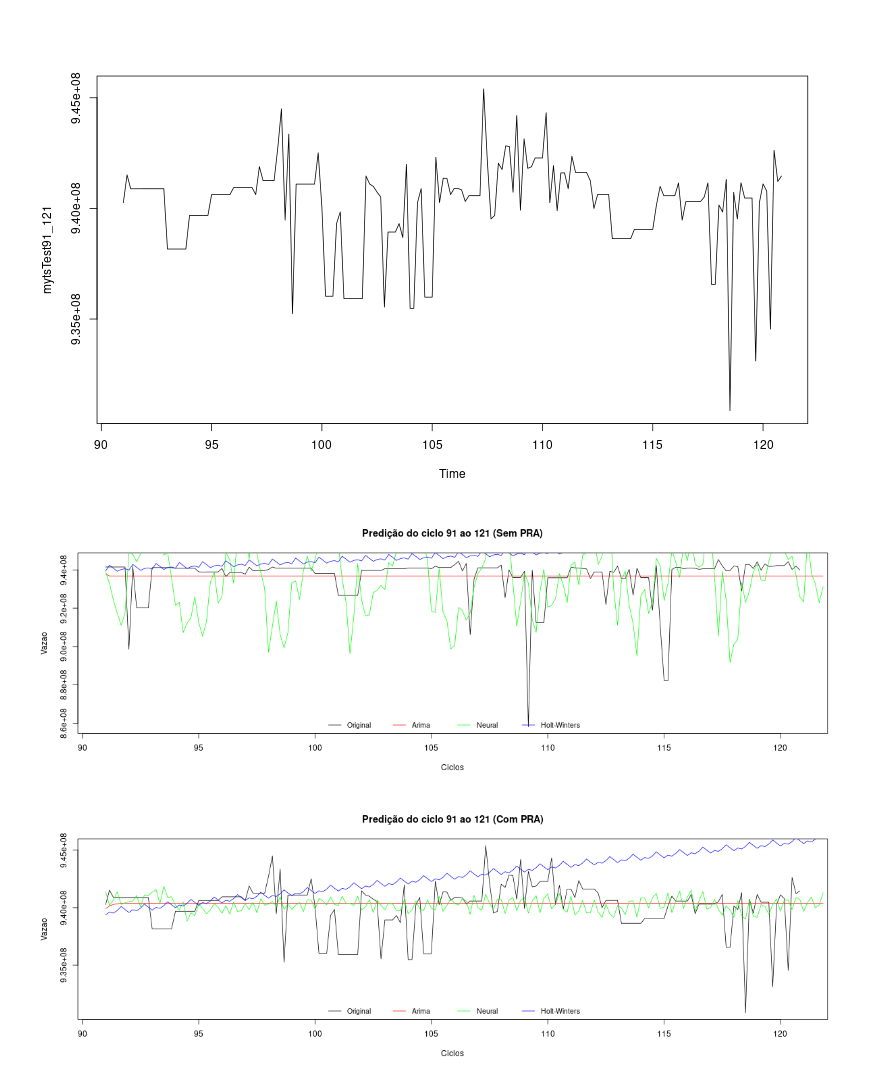
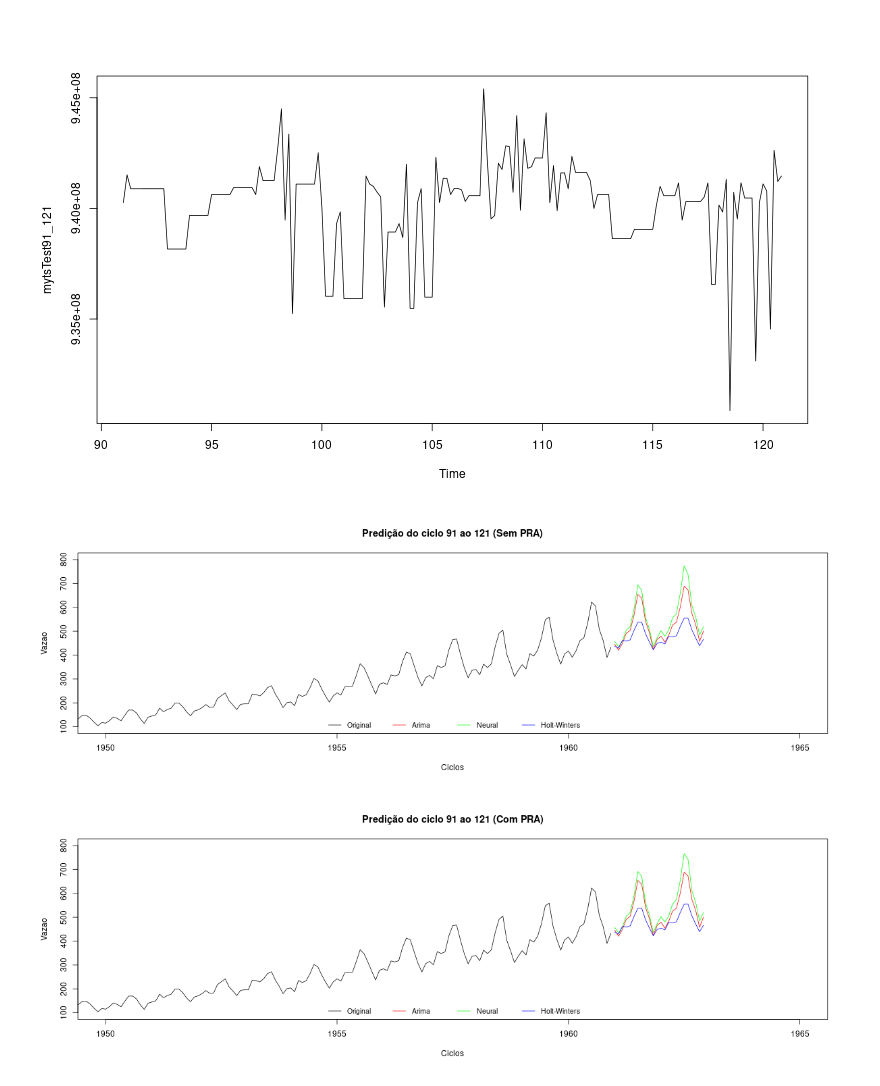
Before and after one commit to LarcesUece/UECE-RNP-PMon2022, a Jupyter notebook: Analise_Cubic_CE-SP_Vazao.ipynb, the cells around one changed output. Cells and saved outputs as stored; diff of their text form; code cells hidden in the pictures.

```diff
--- a/Analise_Cubic_CE-SP_Vazao.ipynb
+++ b/Analise_Cubic_CE-SP_Vazao.ipynb
@@ -1201,19 +1201,19 @@ Neural_RMSE_91 = c(rmse(mytsTest91_121, prevNeural91_121$mean)/10000)
 %%R
 
 ## Sem PRA
-mytsTest_without_PRA91_121 = window(TScubic_origin, start = c(91,1), end = c(120,6))
-mytsArima_without_PRA91 = auto.arima(mytsTrain_without_PRA90)
-mytsHoltETS_without_PRA91 = ets(mytsTrain_without_PRA90, model = 'ZAA')
-mytsNeural_without_PRA91 = nnetar(mytsTrain_without_PRA90)
+mytsTest_without_PRA91_121 = window(AirPassengers, start = c(9,1), end = c(120,6))
+mytsArima_without_PRA91 = auto.arima(AirPassengers)
+mytsHoltETS_without_PRA91 = ets(AirPassengers, model = 'ZAA')
+mytsNeural_without_PRA91 = nnetar(AirPassengers)
 
-prevArima_without_PRA91_121 = forecast(mytsArima_without_PRA91, h=186)
-prevNeural_without_PRA91_121 = forecast(mytsNeural_without_PRA91, h=186)
-prevHoltETS_without_PRA91_121 = forecast(mytsHoltETS_without_PRA91, h=186)
+prevArima_without_PRA91_121 = forecast(mytsArima_without_PRA91)
+prevNeural_without_PRA91_121 = forecast(mytsNeural_without_PRA91)
+prevHoltETS_without_PRA91_121 = forecast(mytsHoltETS_without_PRA91)
 
-### RMSE106_141
-Holt_without_PRA_RMSE_91 = c(rmse(mytsTest_without_PRA91_121, prevHoltETS_without_PRA91_121$mean)/10000)
-Arima_without_PRA_RMSE_91 = c(rmse(mytsTest_without_PRA91_121, prevArima_without_PRA91_121$mean)/10000)
-Neural_without_PRA_RMSE_91 = c(rmse(mytsTest_without_PRA91_121, prevNeural_without_PRA91_121$mean)/10000)
+# ### RMSE106_141
+# Holt_without_PRA_RMSE_91 = c(rmse(mytsTest_without_PRA91_121, prevHoltETS_without_PRA91_121$mean)/10000)
+# Arima_without_PRA_RMSE_91 = c(rmse(mytsTest_without_PRA91_121, prevArima_without_PRA91_121$mean)/10000)
+# Neural_without_PRA_RMSE_91 = c(rmse(mytsTest_without_PRA91_121, prevNeural_without_PRA91_121$mean)/10000)
 # %%
 %%R
 
@@ -1247,24 +1247,26 @@ highchart() %>%
 # %%
 %%R -w 1200 -h 400
 
-mini = min(c(mytsTest_without_PRA91_121, prevArima_without_PRA91_121$mean, prevNeural_without_PRA91_121$mean, prevHoltETS_without_PRA91_121$mean)) - 200000000
-maxi = max(c(mytsTest_without_PRA91_121, prevArima_without_PRA91_121$mean, prevNeural_without_PRA91_121$mean, prevHoltETS_without_PRA91_121$mean)) + 15000
-plot(mytsTest_without_PRA91_121, main= "Predição do ciclo 91 ao 121 (Sem PRA)", xlab="Ciclos", ylab="Vazao")
+# mini = min(c(mytsTest_without_PRA91_121, prevArima_without_PRA91_121$mean, prevNeural_without_PRA91_121$mean, prevHoltETS_without_PRA91_121$mean)) - 200000000
+# maxi = max(c(mytsTest_without_PRA91_121, prevArima_without_PRA91_121$mean, prevNeural_without_PRA91_121$mean, prevHoltETS_without_PRA91_121$mean)) + 15000
+plot(AirPassengers, main= "Predição do ciclo 91 ao 121 (Sem PRA)", xlab="Ciclos", ylab="Vazao",
+ylim = c(100,800), xlim = c(1950,1965))
 lines(prevArima_without_PRA91_121$mean, col="red")
 lines(prevNeural_without_PRA91_121$mean, col="green")
 lines(prevHoltETS_without_PRA91_121$mean, col="blue")
 legend("bottom", legend = c("Original", "Arima", "Neural","Holt-Winters"),
        col = c("black", "red","green","blue"), lty=1:1, cex=0.87, bty = "n", horiz=T)
 # %% [output]
-[figure, old version]
+[figure, new version]
 # %%
 %%R -w 1200 -h 400
 
-plot(mytsTest91_121, main= "Predição do ciclo 91 ao 121 (Com PRA)", xlab="Ciclos", ylab="Vazao")
+plot(AirPassengers, main= "Predição do ciclo 91 ao 121 (Com PRA)", xlab="Ciclos", ylab="Vazao",
+ylim = c(100,800), xlim = c(1950,1965))
 lines(prevArima91_121$mean, col="red")
 lines(prevNeural91_121$mean, col="green")
 lines(prevHoltETS91_121$mean, col="blue")
 legend("bottom", legend = c("Original", "Arima", "Neural","Holt-Winters"),
        col = c("black", "red","green","blue"), lty=1:1, cex=0.87, bty = "n", horiz=T)
 # %% [output]
-[figure, old version]
+[figure, new version]
```
Also changed, not shown: parts of 1 cell of this notebook.
